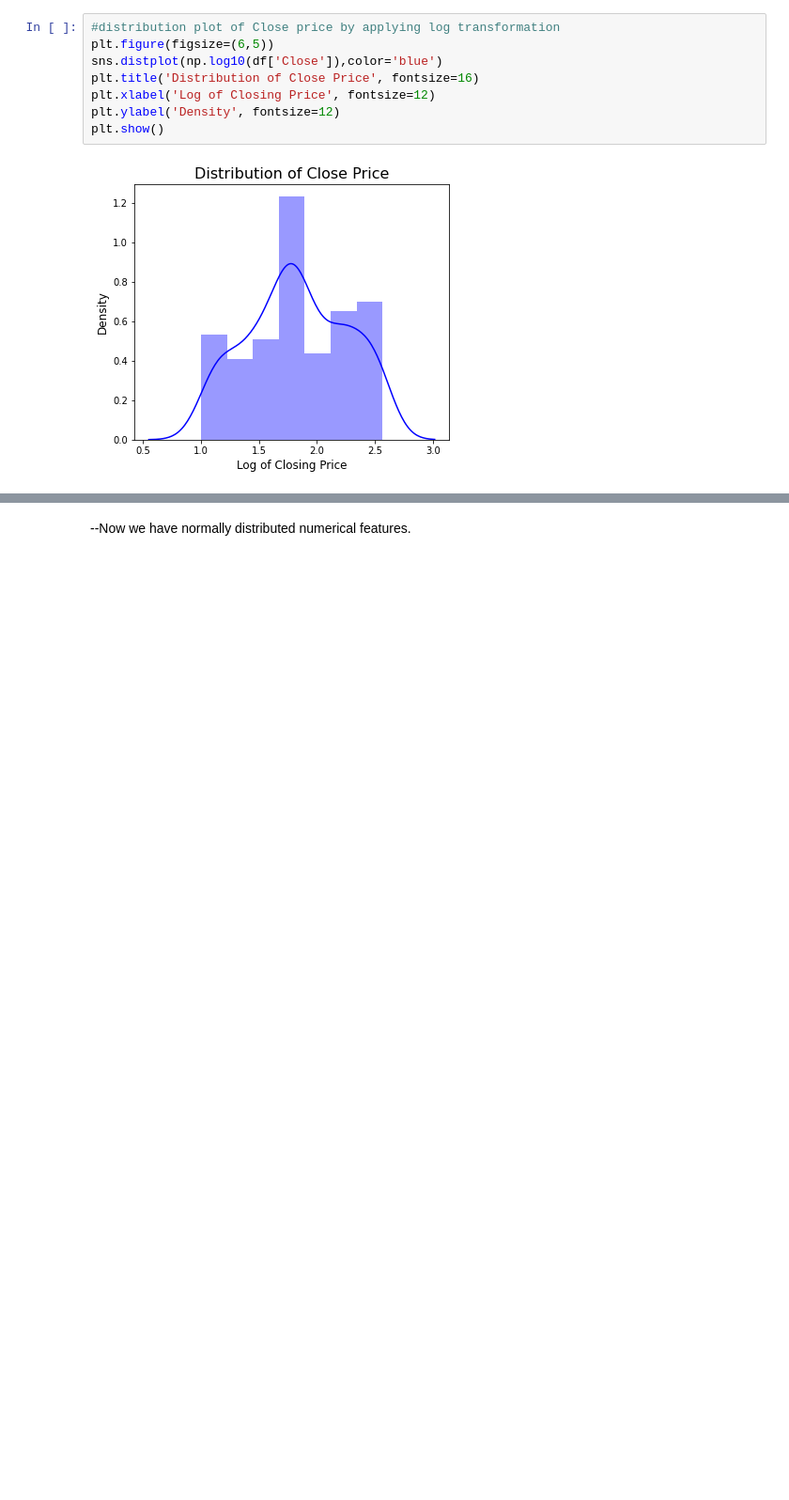
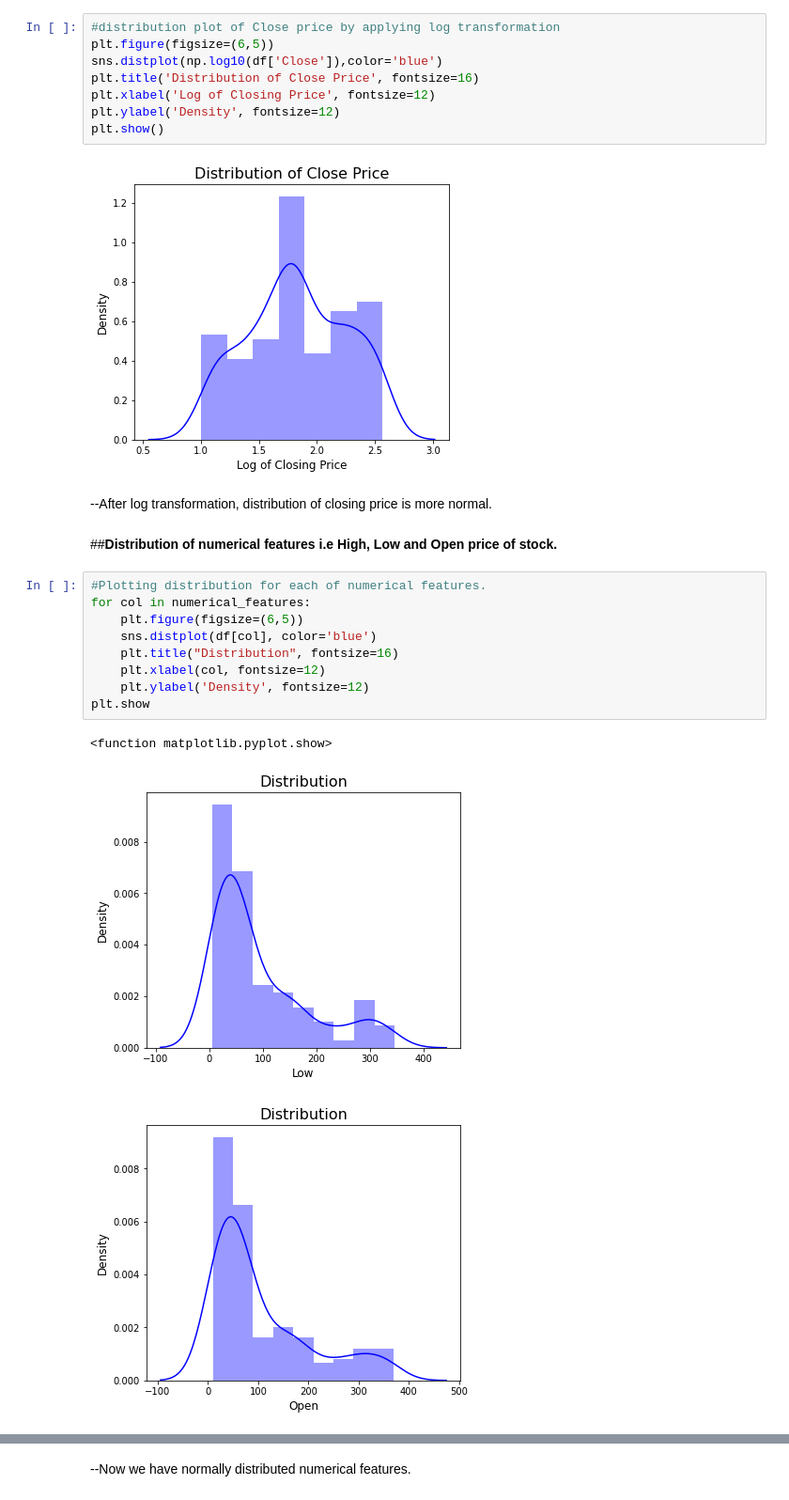
Before and after one commit to Pintu1-data/Yes-Bank-Stock-Closing-Price-Prediction, a Jupyter notebook: Yes_Bank_Stock_Closing_Price_Prediction_Pintu.ipynb, the cells around one changed output, grey strips where cells are left out. Shown: that part at 94% size. Drawn from its saved outputs; the diff is of its cells as text; blank space fills up the shorter version.

```diff
--- a/Yes_Bank_Stock_Closing_Price_Prediction_Pintu.ipynb
+++ b/Yes_Bank_Stock_Closing_Price_Prediction_Pintu.ipynb
@@ -245,3 +245,20 @@ plt.ylabel('Density', fontsize=12)
 plt.show()
 # %% [output]
 [figure]
+# %% [markdown]
+--After log transformation, distribution of closing price is more normal.
+# %% [markdown]
+##**Distribution of numerical features i.e High, Low and Open price of stock.**
+# %%
+#Plotting distribution for each of numerical features.
+for col in numerical_features:
+    plt.figure(figsize=(6,5))
+    sns.distplot(df[col], color='blue')
+    plt.title("Distribution", fontsize=16)
+    plt.xlabel(col, fontsize=12)
+    plt.ylabel('Density', fontsize=12)
+plt.show
+# %% [output]
+<function matplotlib.pyplot.show>
+[figure, added]
+[figure, added]
```
Also changed, not shown: parts of 5 cells of this notebook.
